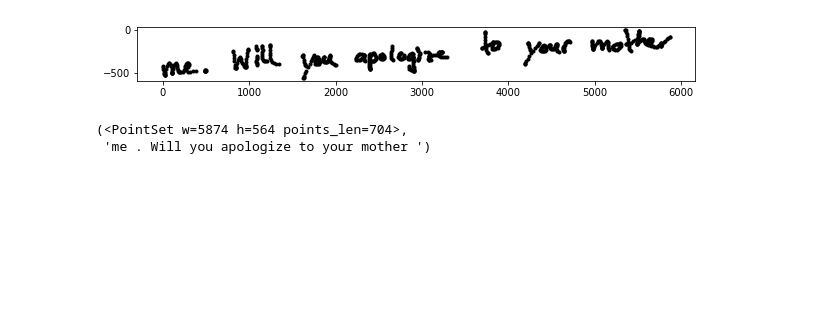
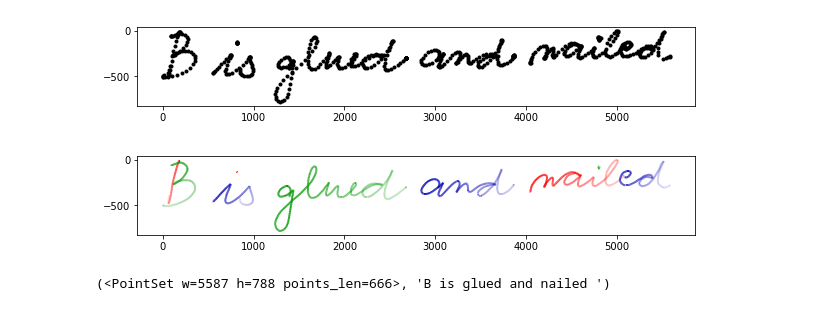
Before and after one commit to chunkyjasper/IAMhwr, a Jupyter notebook: demo/preprocessing.ipynb, the cells around one changed output. Cells and saved outputs as stored; diff of their text form; code cells hidden in the pictures; blank space fills up the shorter version.

```diff
--- a/demo/preprocessing.ipynb
+++ b/demo/preprocessing.ipynb
@@ -9,10 +12,9 @@ samples = reader.get_samples()
 # %%
 # Plot random sample and the ground truth
-sample = random.choice(samples)
 pts = sample.pointset
-pts.plot_samples()
+pts.plot_both()
 pts, sample.get_ground_truth_text()
 # %% [output]
-[figure, old version]
+[figure, new version]
+[figure, added]
-(<PointSet w=5874 h=564 points_len=704>,
- 'me . Will you apologize to your mother ')
+(<PointSet w=5587 h=788 points_len=666>, 'B is glued and nailed ')
```
Also changed, not shown: parts of 10 cells of this notebook, 30 other files.
